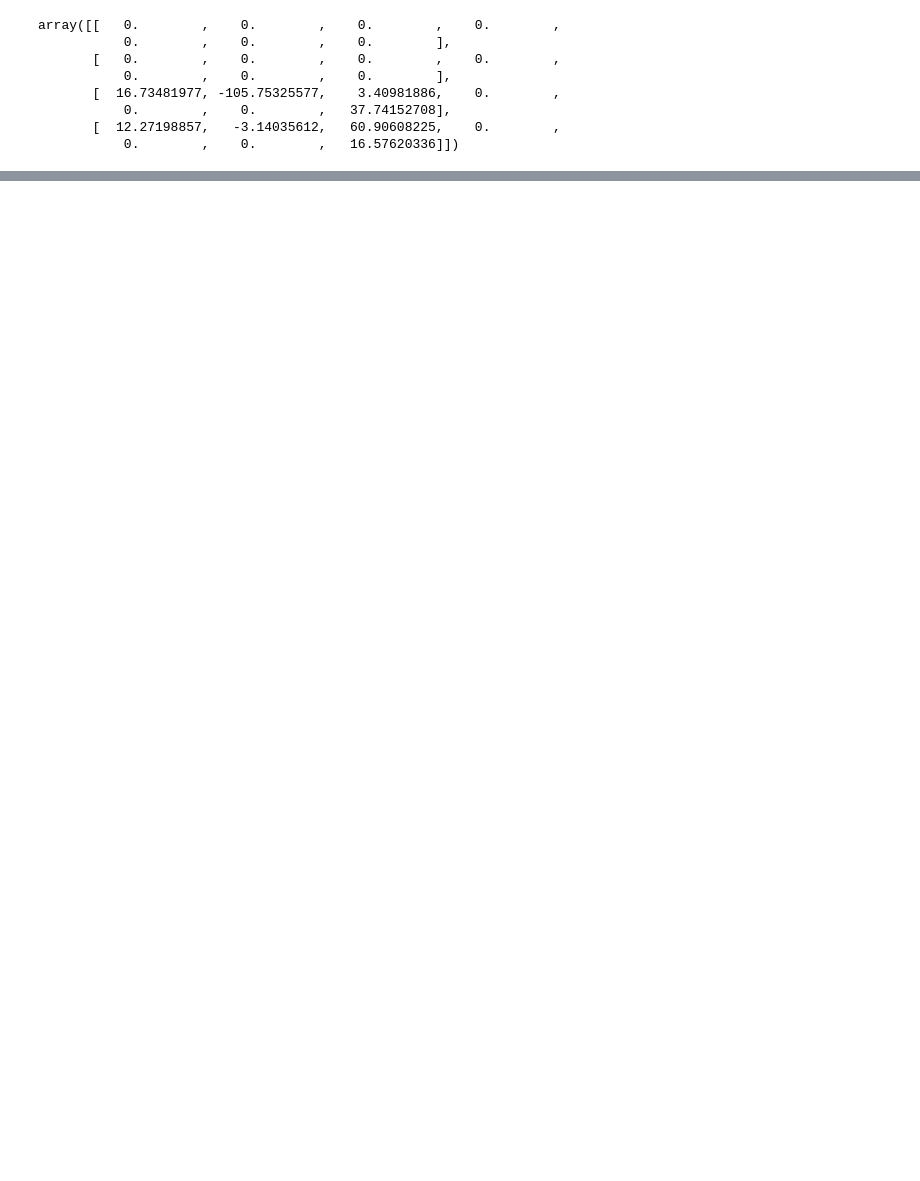
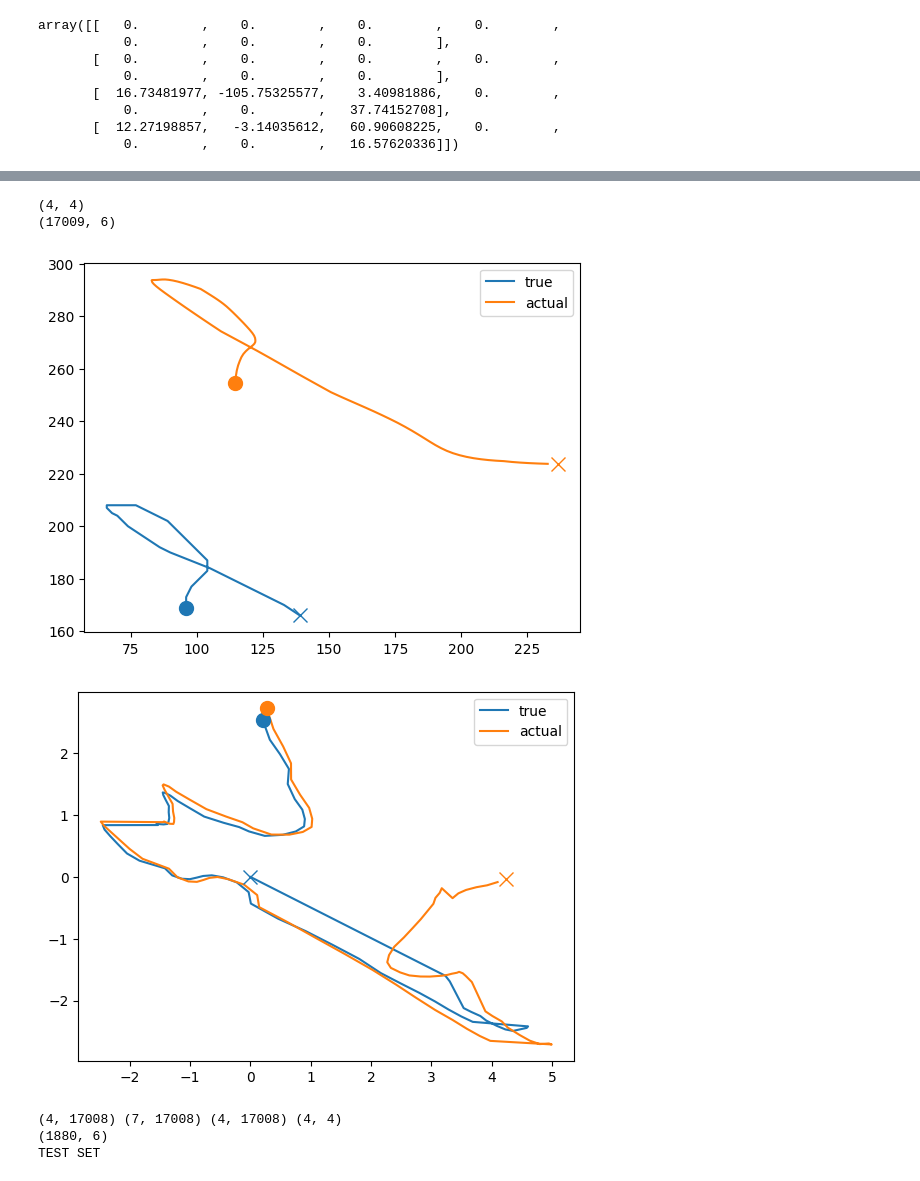
Before and after one commit to ashwin133/BrainMachineInterfaces_pilotExperiment, a Jupyter notebook: DataAnalysis/conductDecoderAnalysis.ipynb, the cells around one changed output, grey strips where cells are left out. Cells and saved outputs as stored; diff of their text form; code cells hidden in the pictures; blank space fills up the shorter version.

```diff
--- a/DataAnalysis/conductDecoderAnalysis.ipynb
+++ b/DataAnalysis/conductDecoderAnalysis.ipynb
@@ -291,6 +304,11 @@ F = np.mat([[1,0,0.92,0],[0,1,0,0.92],[-0.06,0,-0.06,0],[0,-0.06,0,0]])
 
 comp_x = dataProcessor.trainingDataGameEngine.pcaleftRight.components_
 comp_y = dataProcessor.trainingDataGameEngine.pcaUpDown.components_
+
+if dataProcessor.trainingDataGameEngine.xInvert:
+    comp_x = - comp_x
+if dataProcessor.trainingDataGameEngine.yInvert:
+    comp_y = - comp_y
 cursor = dataProcessor.trainingDataGameEngine.cursor
 G = np.zeros((4,7)) # we will have 7 inputs # correspond to the rigid bodies of the hand and one corresponds to the offset
 
@@ -323,40 +341,92 @@ G[3,:] *= 740 * 0.06
 
 X0 = np.asarray([1270//2,740//2,0,0]).transpose()
 
 # Retrieve the control inputs
 
 # retrieve cal matrix
 calMatrix_ = dataProcessor.trainingDataGameEngine.calibrationMatrix
 calMatrix = np.zeros((6,6))
-calMatrix[0:2,0:2] = calMatrix_
-calMatrix_[3:5,3:5] = calMatrix_
+calMatrix[0:3,0:3] = calMatrix_
+calMatrix[3:6,3:6] = calMatrix_
 controlData = dataProcessor.trainingDataGameEngine.controlRigidBodyDatastore
 # calibrated
 controlData_calibrated = np.matmul(calMatrix,controlData.transpose()).transpose()
 
 # delete calibration data
 calIdx = dataProcessor.trainingFinalCalibrationIdx
 controlData_calibrated = controlData_calibrated[calIdx+1:]
 print(controlData_calibrated.shape) # shape ... x 3
-u = np.zeros((1880,7))
-u[:,:3] = controlData_calibrated - dataProcessor.testDataGameEngine.pcaleftRight.mean_
-u[:,6] = np.ones(1880)
+noRecordings = controlData_calibrated.shape[0]
+u = np.zeros((noRecordings,7))
+u[:,:3] = controlData_calibrated[:,:3] - dataProcessor.trainingDataGameEngine.pcaleftRight.mean_
+u[:,6] = np.ones(noRecordings)
 
 
 mdl = StateModel(F,G,H,X0)
-mdl.findZ_X_noNoise(u)
-
+mdl.findZ_X_noNoise(u) # simulating calculating datapoints
+dists = dataProcessor.trainingDataGameEngine.cursorPositionWriteDatastore[1:,:]
 dists_ = dists.copy()
 dists_[:,1] = - dists[:,1] + 700
-plotComparison(dists_,mdl.Z,plotFrom = 0,plotTo = 100)
+plotComparison(dists_,mdl.Z,plotFrom = 1000,plotTo = 1100)
+
+
+# fetch list of velocities
+velocityData = dataProcessor.trainingDataGameEngine.cursorVelocityWriteDatastore[1:]
+velocityData.shape # shape 1877 x 2
 
 velocityData_ = velocityData.copy()
 velocityData_[:,1] = - velocityData[:,1]
 
-plotComparison(velocityData_,mdl.Z[:,2:],plotFrom = 0,plotTo = 100)
+plotComparison(velocityData_,mdl.Z[:,2:],plotFrom = 1000,plotTo = 1100)
 
 
 mdl.findOptimalG(u)
+G_opt = mdl.G_opt
+G_opt[0:2,:] = np.zeros((2,7))
+# NOW TEST ON TEST SET USING OPTIMAL G
+testmdl = StateModel(F,mdl.G_opt,H,X0)
+
+# Retrieve the control inputs
+
+# retrieve cal matrix
+calMatrix_ = dataProcessor.testDataGameEngine.calibrationMatrix
+calMatrix = np.zeros((6,6))
+calMatrix[0:3,0:3] = calMatrix_
+calMatrix[3:6,3:6] = calMatrix_
+controlData = dataProcessor.testDataGameEngine.controlRigidBodyDatastore
+# calibrated
+controlData_calibrated = np.matmul(calMatrix,controlData.transpose()).transpose()
+
+# delete calibration data
+calIdx = dataProcessor.testFinalCalibrationIdx
+controlData_calibrated = controlData_calibrated[calIdx+1:]
+print(controlData_calibrated.shape) # shape ... x 3
+noRecordings = controlData_calibrated.shape[0]
+u = np.zeros((noRecordings,7))
+u[:,:3] = controlData_calibrated[:,:3] - dataProcessor.testDataGameEngine.pcaleftRight.mean_
+u[:,6] = np.ones(noRecordings)
+# run dynamical model
+testmdl.findZ_X_noNoise(u)
+print('TEST SET')
+dists = dataProcessor.testDataGameEngine.cursorPositionWriteDatastore[1:,:]
+dists_ = dists.copy()
+dists_[:,1] = - dists[:,1] + 700
+plotComparison(dists_,mdl.Z,plotFrom = 900,plotTo = 1000)
 
 
-#
+# fetch list of velocities
+velocityData = dataProcessor.testDataGameEngine.cursorVelocityWriteDatastore[1:]
+velocityData.shape # shape 1877 x 2
+
+velocityData_ = velocityData.copy()
+velocityData_[:,1] = - velocityData[:,1]
+
+plotComparison(velocityData_,mdl.Z[:,2:],plotFrom = 900,plotTo = 1000)
+# %% [output]
+(4, 4)
+(17009, 6)
+[figure, added]
+[figure, added]
+(4, 17008) (7, 17008) (4, 17008) (4, 4)
+(1880, 6)
+TEST SET
```
Also changed, not shown: parts of 16 cells of this notebook, 8 other files.
